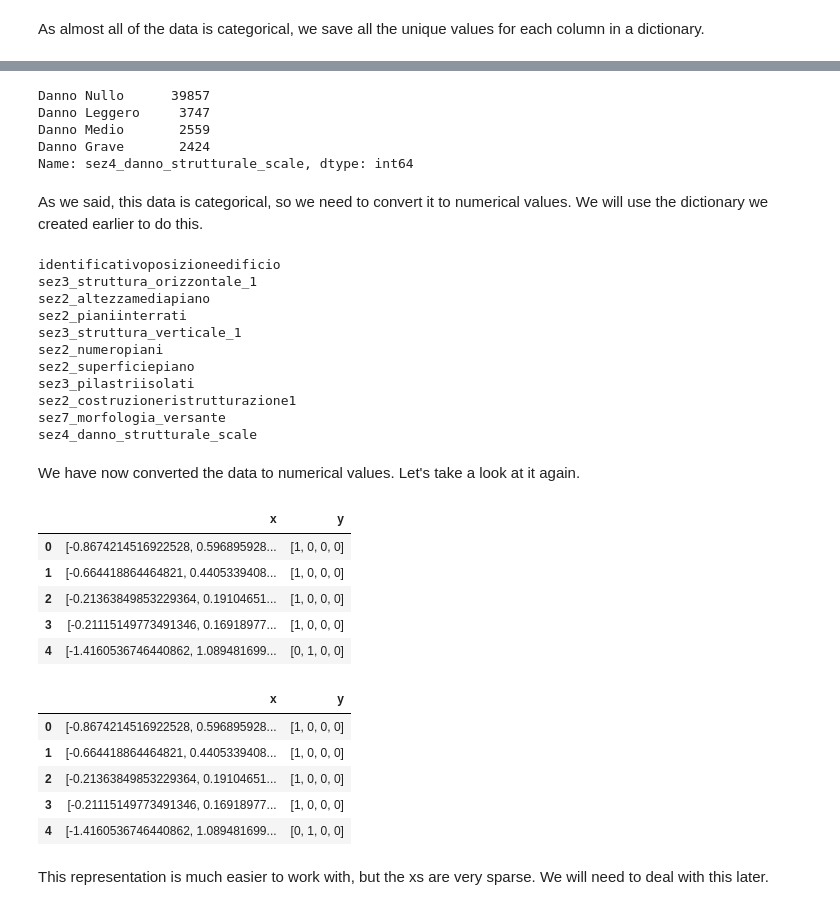
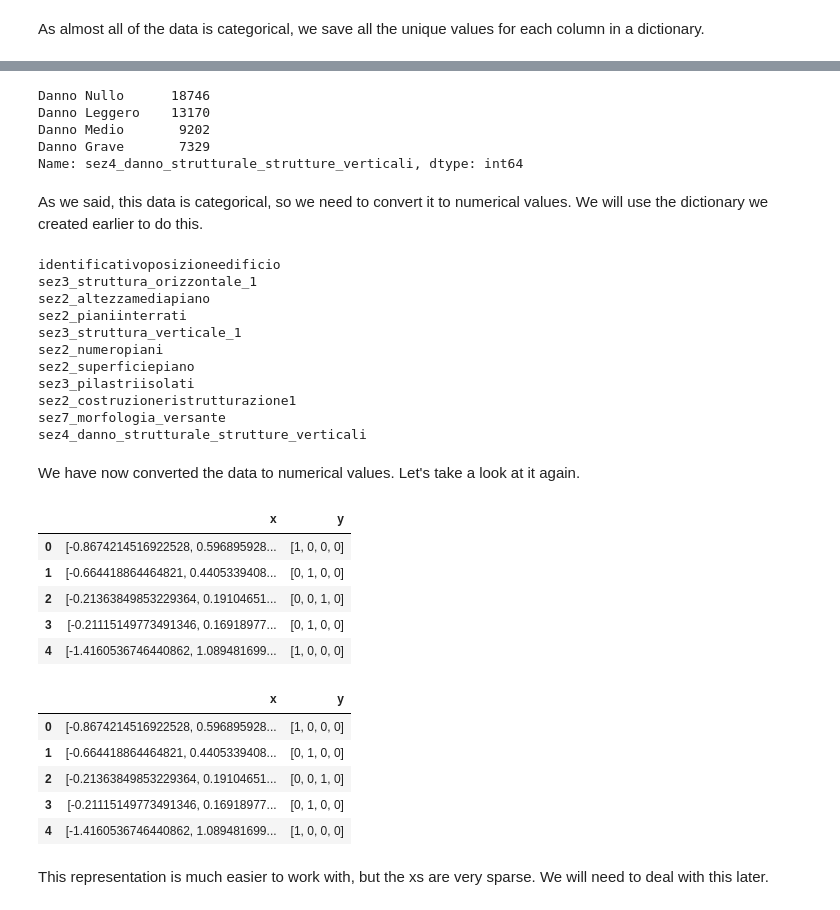
Before and after one commit to gullo97/earthquake_ml, a Jupyter notebook: data_preprocessing.ipynb, the cells around one changed output, grey strips where cells are left out. Saved outputs shown, nothing was run; the diff lists cells and outputs as text; code cells hidden in the pictures.

Commit message:
y changed to ' vertical structures damage'

```diff
--- a/data_preprocessing.ipynb
+++ b/data_preprocessing.ipynb
@@ -108,7 +108,7 @@ x_columns = ['coordinate_lat',
 #     'sez4_danno_strutturale_copertura',
 #     'sez4_danno_strutturale_solai'
 #     ]
-y_columns = ['sez4_danno_strutturale_scale']
+y_columns = ['sez4_danno_strutturale_strutture_verticali']
 
 Y_SIZE = len(y_columns)
 # reorganize dataframe ##########################################################
@@ -192,4 +192,4 @@ condensed_categories = {
     }
 
 # map categories ###############################################################
-dataframe['sez4_danno_strutturale_scale'] = dataframe['sez4_danno_strutturale_scale'].map(condensed_categories)
+dataframe['sez4_danno_strutturale_strutture_verticali'] = dataframe['sez4_danno_strutturale_strutture_verticali'].map(condensed_categories)
@@ -229,11 +237,11 @@ array(['Danno Nullo', 'Danno Medio', 'Danno Grave', 'Danno Leggero'],
 #Count types of damage
 dataframe[y_columns[0]].value_counts()
 # %% [output]
-Danno Nullo      39857
-Danno Leggero     3747
-Danno Medio       2559
-Danno Grave       2424
-Name: sez4_danno_strutturale_scale, dtype: int64
+Danno Nullo      18746
+Danno Leggero    13170
+Danno Medio       9202
+Danno Grave       7329
+Name: sez4_danno_strutturale_strutture_verticali, dtype: int64
 # %% [markdown]
 As we said, this data is categorical, so we need to convert it to numerical values. We will use the dictionary we created earlier to do this.
 # %%
@@ -281,7 +289,7 @@ sez2_superficiepiano
 sez3_pilastriisolati
 sez2_costruzioneristrutturazione1
 sez7_morfologia_versante
-sez4_danno_strutturale_scale
+sez4_danno_strutturale_strutture_verticali
 # %% [markdown]
 We have now converted the data to numerical values. Let's take a look at it again.
 # %%
@@ -289,23 +297,23 @@ dataframe.head()
 # %% [output]
 |  | x | y |
 | 0 | [-0.8674214516922528, 0.596895928... | [1, 0, 0, 0] |
-| 1 | [-0.664418864464821, 0.4405339408... | [1, 0, 0, 0] |
-| 2 | [-0.21363849853229364, 0.19104651... | [1, 0, 0, 0] |
-| 3 | [-0.21115149773491346, 0.16918977... | [1, 0, 0, 0] |
-| 4 | [-1.4160536746440862, 1.089481699... | [0, 1, 0, 0] |
+| 1 | [-0.664418864464821, 0.4405339408... | [0, 1, 0, 0] |
+| 2 | [-0.21363849853229364, 0.19104651... | [0, 0, 1, 0] |
+| 3 | [-0.21115149773491346, 0.16918977... | [0, 1, 0, 0] |
+| 4 | [-1.4160536746440862, 1.089481699... | [1, 0, 0, 0] |
 # %%
 # save  dataframe
-dataframe.to_pickle('signature_condensed_dataframe.pkl')
-dataframe.to_csv('signature_condensed_dataframe.csv', index=False)
-dataframe = pd.read_csv('signature_condensed_dataframe.csv')
+dataframe.to_pickle('signature_condensed_dataframe_strutture_verticali.pkl')
+dataframe.to_csv('signature_condensed_dataframe_strutture_verticali.csv', index=False)
+dataframe = pd.read_csv('signature_condensed_dataframe_strutture_verticali.csv')
 dataframe.head()
 # %% [output]
 |  | x | y |
 | 0 | [-0.8674214516922528, 0.596895928... | [1, 0, 0, 0] |
-| 1 | [-0.664418864464821, 0.4405339408... | [1, 0, 0, 0] |
-| 2 | [-0.21363849853229364, 0.19104651... | [1, 0, 0, 0] |
-| 3 | [-0.21115149773491346, 0.16918977... | [1, 0, 0, 0] |
-| 4 | [-1.4160536746440862, 1.089481699... | [0, 1, 0, 0] |
+| 1 | [-0.664418864464821, 0.4405339408... | [0, 1, 0, 0] |
+| 2 | [-0.21363849853229364, 0.19104651... | [0, 0, 1, 0] |
+| 3 | [-0.21115149773491346, 0.16918977... | [0, 1, 0, 0] |
+| 4 | [-1.4160536746440862, 1.089481699... | [1, 0, 0, 0] |
 # %% [markdown]
 This representation is much easier to work with, but the xs are very sparse. We will need to deal with this later.
 # %% [markdown]
```
Also changed, not shown: parts of 4 cells of this notebook, 4 other files.
